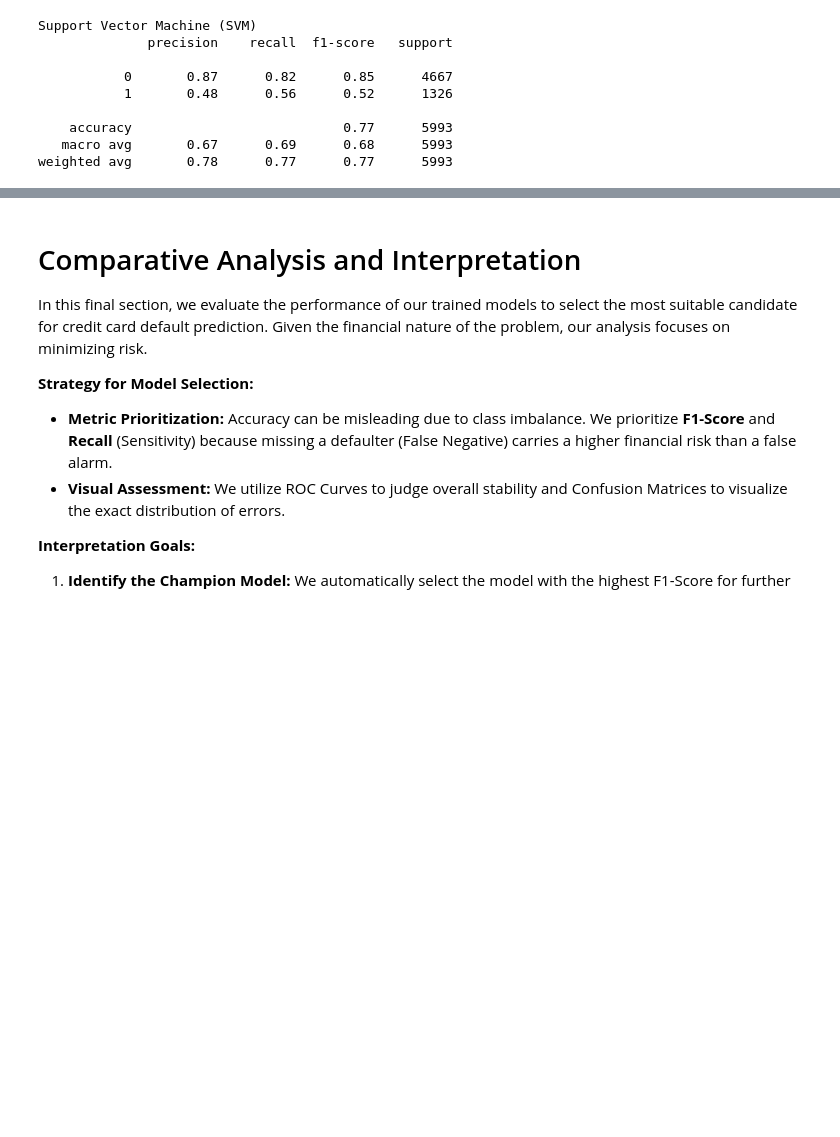
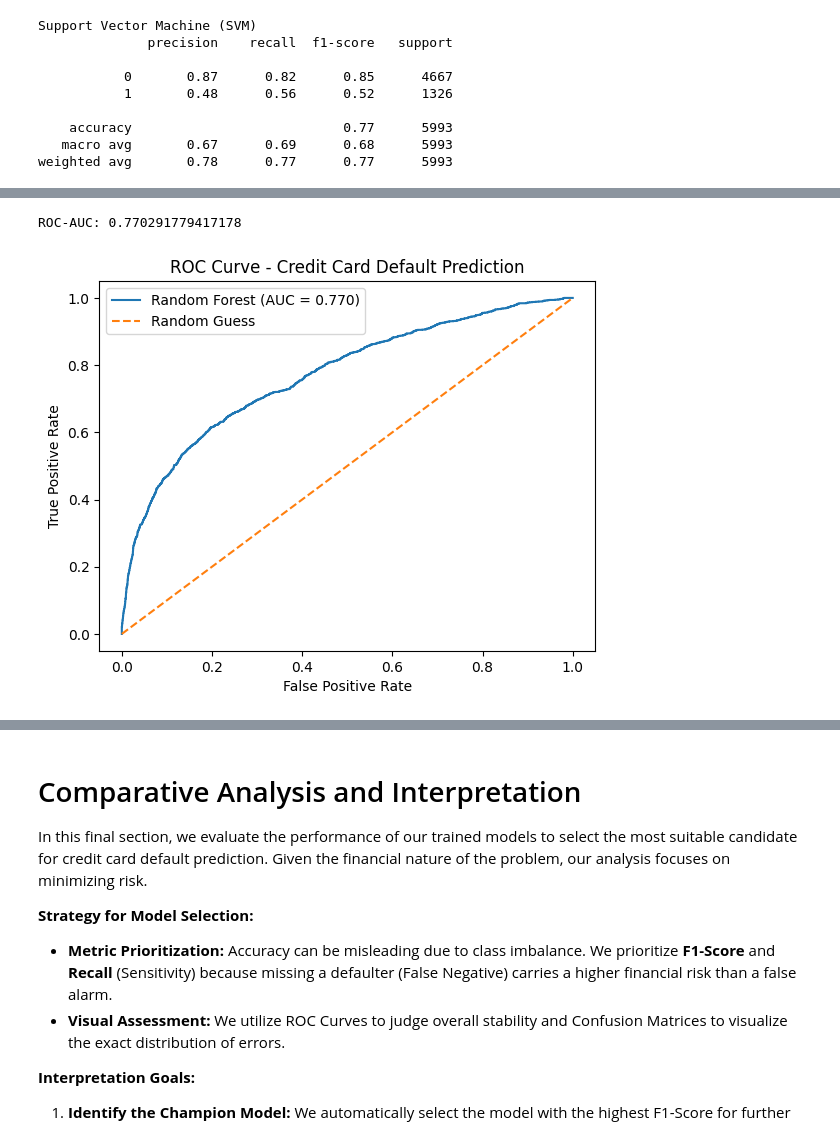
Before and after one commit to halimenurizmirli/Credit-Default-Prediction-ML, a Jupyter notebook: notebook.ipynb, the cells around one changed output, grey strips where cells are left out. Drawn from its saved outputs; the diff is of its cells as text; code cells hidden in the pictures; blank space fills up the shorter version.

```diff
--- a/notebook.ipynb
+++ b/notebook.ipynb
@@ -262,3 +272,18 @@ Support Vector Machine (SVM)
     accuracy                           0.77      5993
    macro avg       0.67      0.69      0.68      5993
 weighted avg       0.78      0.77      0.77      5993
+# %%
+# RandomForestModel
+print("\nRandomForest")
+rf_model = RandomForestClassifier(
+    n_estimators=200,
+    max_depth=None,
+    min_samples_split=10,
+    min_samples_leaf=5,
+    class_weight="balanced",
+    random_state=42,
+    n_jobs=-1
+)
+rf_model.fit(X_train, y_train)
+y_pred_rf = rf_model.predict(X_test)
+print(classification_report(y_test, y_pred_rf))
@@ -264,0 +324,22 @@ weighted avg       0.78      0.77      0.77      5993
+# %%
+from sklearn.metrics import roc_auc_score
+
+auc = roc_auc_score(y_test, y_proba)
+print("ROC-AUC:", auc)
+# %% [output]
+ROC-AUC: 0.770291779417178
+# %%
+import matplotlib.pyplot as plt
+from sklearn.metrics import roc_curve, roc_auc_score
+plt.figure()
+fpr, tpr, thresholds = roc_curve(y_test, y_proba)
+plt.plot(fpr, tpr, label=f"Random Forest (AUC = {auc:.3f})")
+plt.plot([0, 1], [0, 1], linestyle="--", label="Random Guess")
+
+plt.xlabel("False Positive Rate")
+plt.ylabel("True Positive Rate")
+plt.title("ROC Curve - Credit Card Default Prediction")
+plt.legend()
+plt.show()
+# %% [output]
+[figure, added]
```
Also changed, not shown: parts of 24 cells of this notebook, 2 other files.
